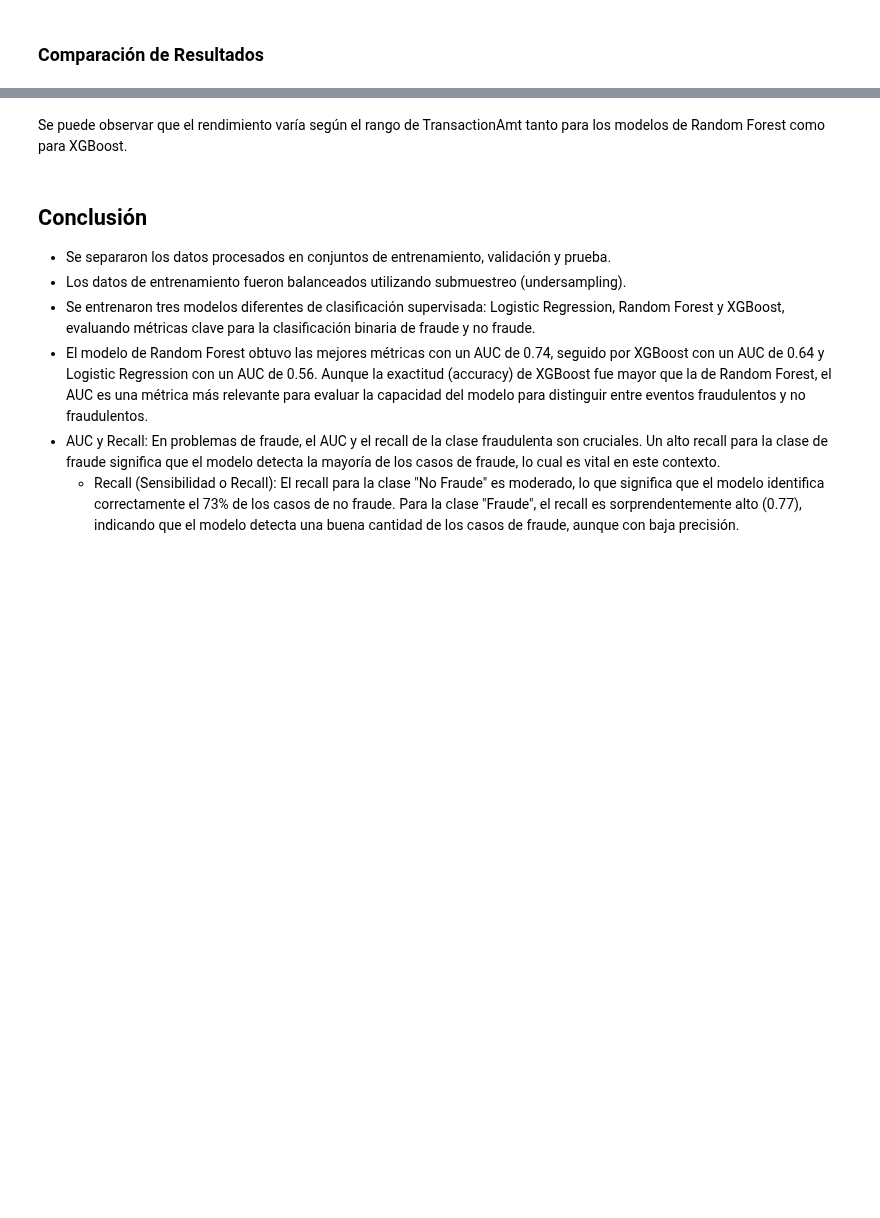
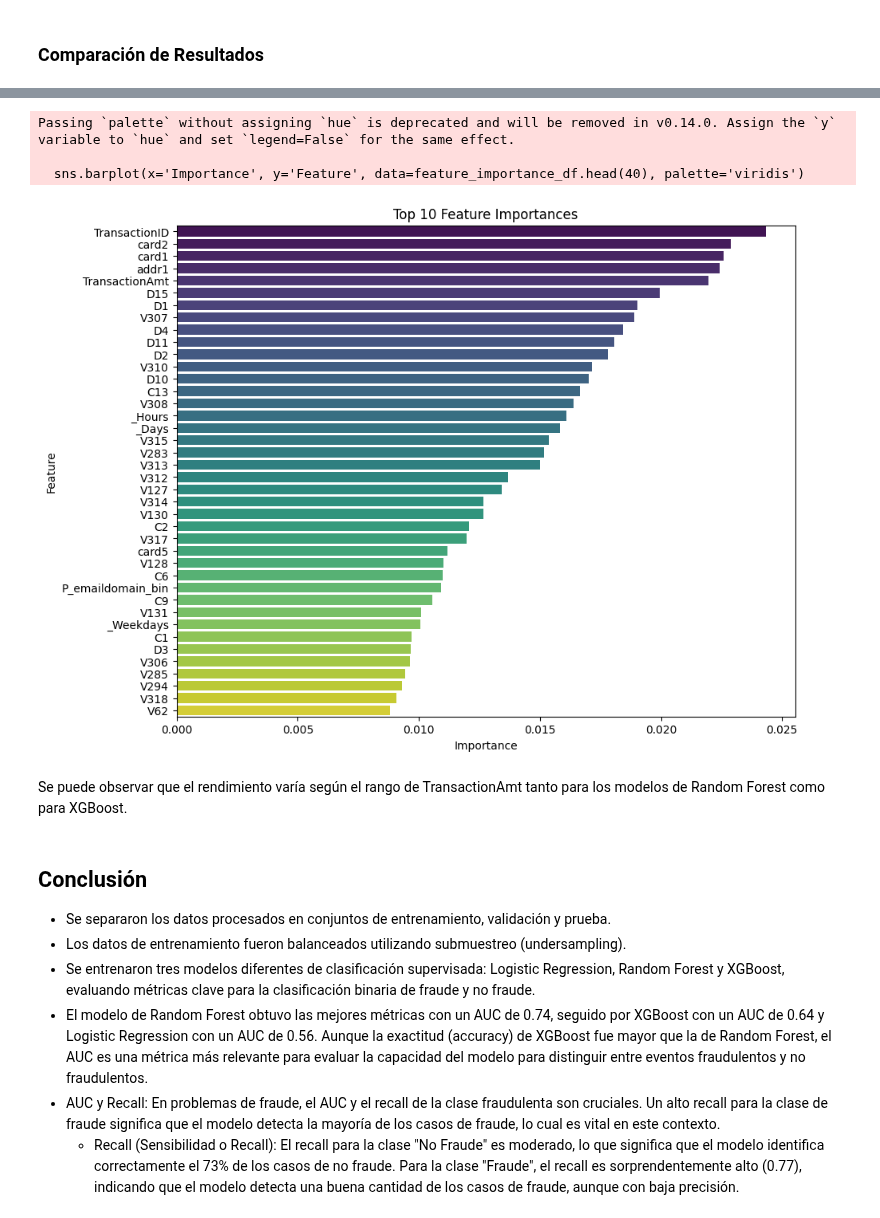
Before and after one commit to JRamos84/deteccion_fraude, a Jupyter notebook: notebooks/04_modeling.ipynb, the cells around one changed output, grey strips where cells are left out. Saved outputs shown, nothing was run; the diff lists cells and outputs as text; code cells hidden in the pictures; blank space fills up the shorter version.

```diff
--- a/notebooks/04_modeling.ipynb
+++ b/notebooks/04_modeling.ipynb
@@ -39,7 +46,8 @@ import seaborn as sns
 ## Carga y Preparación de los Datos
 # %%
 
-dir_data_processed = '../data/processed'
+#dir_data_processed = '../data/processed'
+dir_data_processed = '/content/drive/MyDrive/cursos-analisis-datos/data-science/proyecto/propuestas/propuesta1/ieee-fraud-detection/processed'
 ruta_archivo_X = os.path.join(dir_data_processed, 'datos_procesados.csv')
 X = pd.read_csv(ruta_archivo_X)
 
@@ -84,7 +92,8 @@ Forma del conjunto de prueba: (28126, 41) (28126, 1)
 ## Balancear Datos aplicar Submuestreo (Undersampling)
 # %%
 undersampler = RandomUnderSampler(random_state=42)
-X_train_resampled, y_train_resampled = undersampler.fit_resample(X_train, y_train)
+#X_train_resampled, y_train_resampled = undersampler.fit_resample(X_train, y_train)
+X_train_resampled, y_train_resampled = X_train, y_train
 
 # Mostrar la distribución de clases después del submuestreo
 X_train_resampled.shape,y_train_resampled.shape
@@ -201,7 +112,7 @@ Please also refer to the documentation for alternative solver options:
 ### Modelo de Bosque Aleatorio
 # %%
 # Entrenar el modelo
-rf_clf = RandomForestClassifier()
+rf_clf = RandomForestClassifier(max_depth=20)
 rf_clf.fit(X_train_resampled, y_train_resampled)
 
 # Predicciones y evaluación
@@ -373,3 +198,28 @@ plt.show()
+# %%
+
+feature_importance = rf_clf.feature_importances_
+
+# Obtener nombres de las características
+feature_names = X_train_resampled.columns
+
+# Crear un DataFrame para visualización
+feature_importance_df = pd.DataFrame({'Feature': feature_names, 'Importance': feature_importance})
+
+# Ordenar por importancia de forma descendente
+feature_importance_df = feature_importance_df.sort_values(by='Importance', ascending=False)
+
+# Visualizar las 10 características más importantes
+plt.figure(figsize=(10, 8))
+sns.barplot(x='Importance', y='Feature', data=feature_importance_df.head(40), palette='viridis')
+plt.xlabel('Importance')
+plt.ylabel('Feature')
+plt.title('Top 10 Feature Importances')
+plt.show()
+# %% [output]
+Passing `palette` without assigning `hue` is deprecated and will be removed in v0.14.0. Assign the `y` variable to `hue` and set `legend=False` for the same effect.
+
+  sns.barplot(x='Importance', y='Feature', data=feature_importance_df.head(40), palette='viridis')
+[figure, added]
 # %% [markdown]
 Se puede observar que el rendimiento varía según el rango de TransactionAmt tanto para los modelos de Random Forest como para XGBoost.
 # %% [markdown]
```
Also changed, not shown: parts of 18 cells of this notebook.
